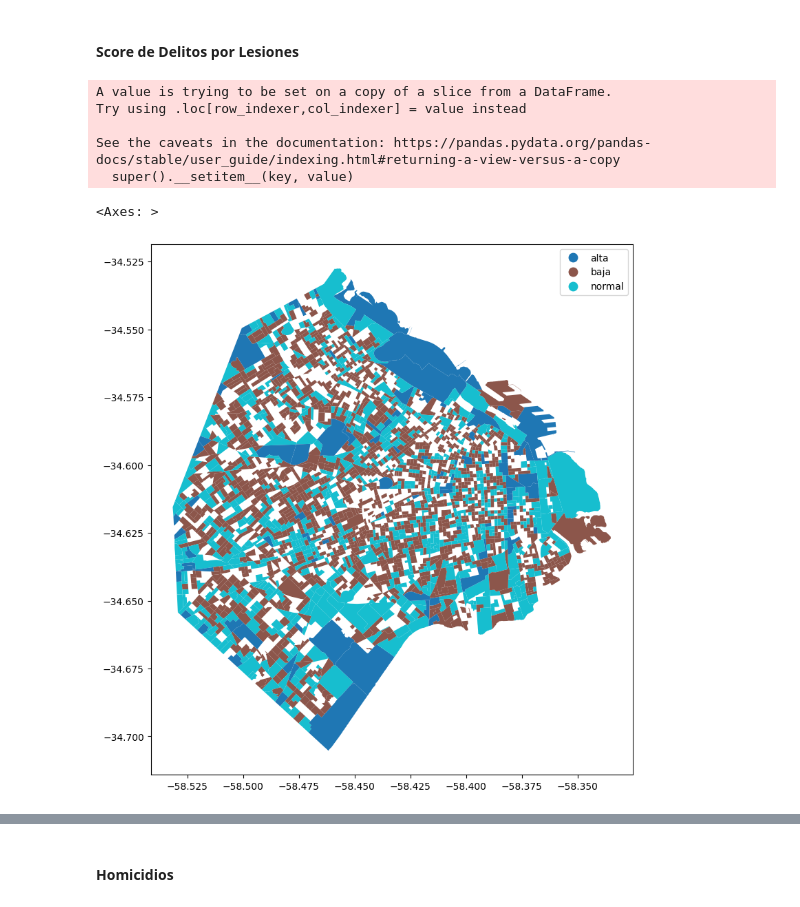
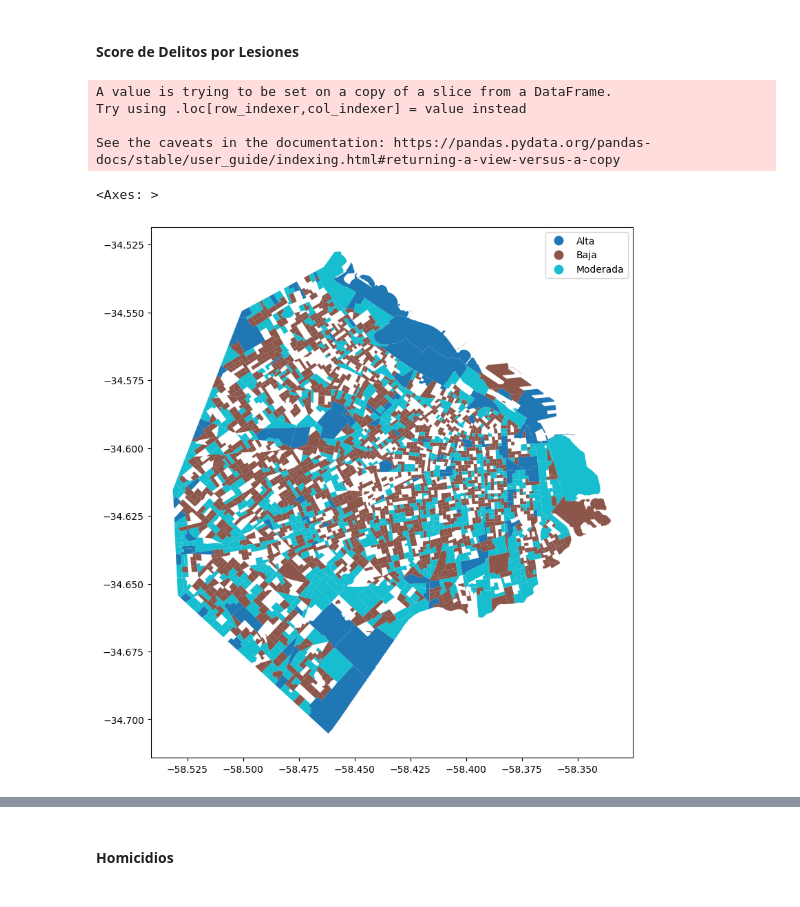
Before and after one commit to juanseh238/comuna-tracker, a Jupyter notebook: 04_geoquant_analysis_seguridad.ipynb, the cells around one changed output, grey strips where cells are left out. Cells and saved outputs as stored; diff of their text form; code cells hidden in the pictures.

```diff
--- a/04_geoquant_analysis_seguridad.ipynb
+++ b/04_geoquant_analysis_seguridad.ipynb
@@ -291,7 +291,7 @@ def assign_concentration(x, distribution=lesiones.cantidad_delitos):
     if x > distribution.quantile(.95):
         return "alta"
     elif x > distribution.quantile(.5):
-        return "normal"
+        return "moderada"
     else:
         return "baja"
 
@@ -395,18 +404,17 @@ Text(0.5, 1.0, 'Score Hurto')
 #### Score de Delitos por Lesiones
 # %%
 agged_rc_delitos_lesiones = agged_rc_delitos_por_tipo[agged_rc_delitos_por_tipo.tipo.str.lower().str.contains("lesiones")]
-agged_rc_delitos_lesiones["score_lesiones"] = agged_rc_delitos_lesiones.cantidad_delitos.apply(lambda d: assign_concentration(d, agged_rc_delitos_lesiones.cantidad_delitos))
+agged_rc_delitos_lesiones["score_lesiones"] = agged_rc_delitos_lesiones.cantidad_delitos.apply(lambda d: assign_concentration(d, agged_rc_delitos_lesiones.cantidad_delitos).title())
 agged_rc_delitos_lesiones.score_lesiones.value_counts(normalize=True, dropna=False)
 
 agged_rc_delitos_lesiones.plot(column="score_lesiones", legend=True, figsize=(10,10), categorical=True)
 # %% [output]
 A value is trying to be set on a copy of a slice from a DataFrame.
 Try using .loc[row_indexer,col_indexer] = value instead
 
 See the caveats in the documentation: https://pandas.pydata.org/pandas-docs/stable/user_guide/indexing.html#returning-a-view-versus-a-copy
-  super().__setitem__(key, value)
 <Axes: >
-[figure, old version]
+[figure, new version]
 # %%
 # mmerge with data_criminalidad
 data_criminalidad = data_criminalidad.merge(agged_rc_delitos_lesiones[["score_lesiones", "CO_FRAC_RA"]], on="CO_FRAC_RA", how="left")
```
Also changed, not shown: parts of 12 cells of this notebook, 51 other files.
